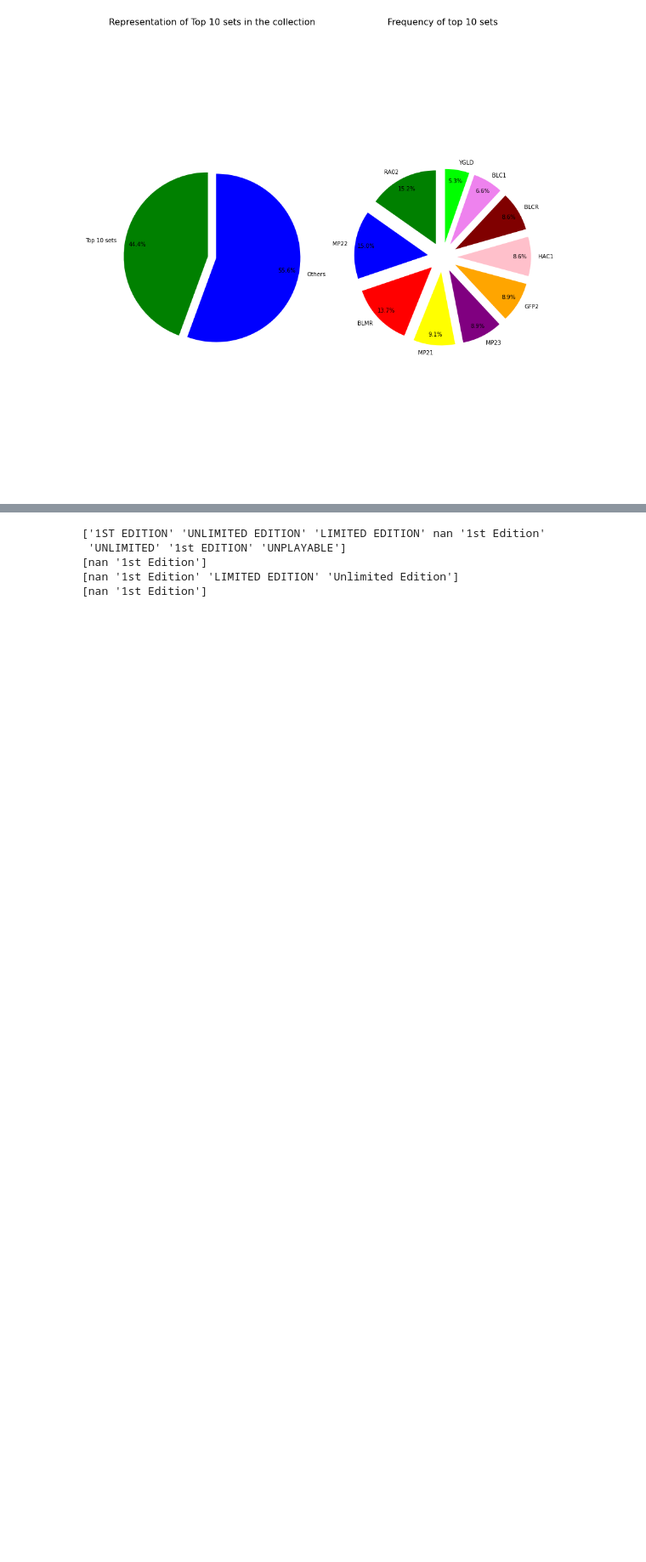
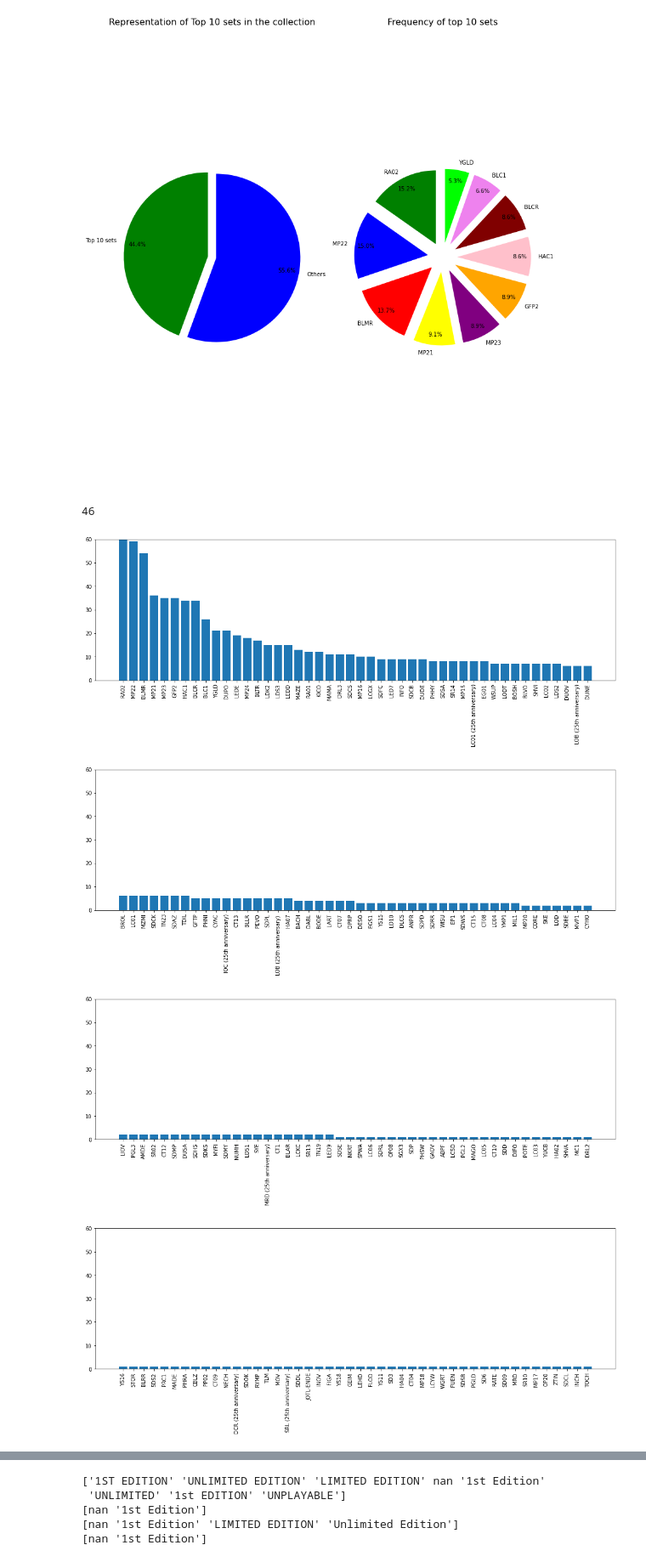
Before and after one commit to lefteris1999/myYugiohCollection, a Jupyter notebook: EDA-YuGiOh!.ipynb, the cells around one changed output, grey strips where cells are left out. Shown at 85% size. Cells and saved outputs as stored; diff of their text form; code cells hidden in the pictures; blank space fills up the shorter version.

Commit message:
new bar chart showing the frequency of each set in my colection

```diff
--- a/EDA-YuGiOh!.ipynb
+++ b/EDA-YuGiOh!.ipynb
@@ -282,3 +291,35 @@ plt.tight_layout()
 plt.show()
 # %% [output]
 [figure]
+# %%
+def split(d: dict[str, int], chunks: int) -> list[dict[str, int]]:
+    chunk_len = len(d) // (chunks)
+    chunks_list = []
+    for i in range(chunks):
+        c = chunk_len * i
+        chunks_list.append(dict())
+        for k, v in islice(d.items(), c, c+chunk_len):
+            chunks_list[i].update({k: v})
+    return chunks_list
+# %%
+dict_lists = split(set_dict, 4)
+#print(dict_lists)
+print(len(dict_lists[0]))
+# %% [output]
+46
+# %%
+for i in range(len(dict_lists)):
+    names = list(dict_lists[i].keys())
+    values = list(dict_lists[i].values())
+
+    f, ax = plt.subplots(figsize=(18,5))
+    plt.bar(range(len(dict_lists[i])),values,tick_label=names, label = dict_lists[i].keys())
+    #ax.legend(fontsize=10)
+    plt.xticks(rotation=90)
+    ax.set_ylim([0, 60])
+    plt.show()
+# %% [output]
+[figure, added]
+[figure, added]
+[figure, added]
+[figure, added]
```
Also changed, not shown: parts of 8 cells of this notebook.
